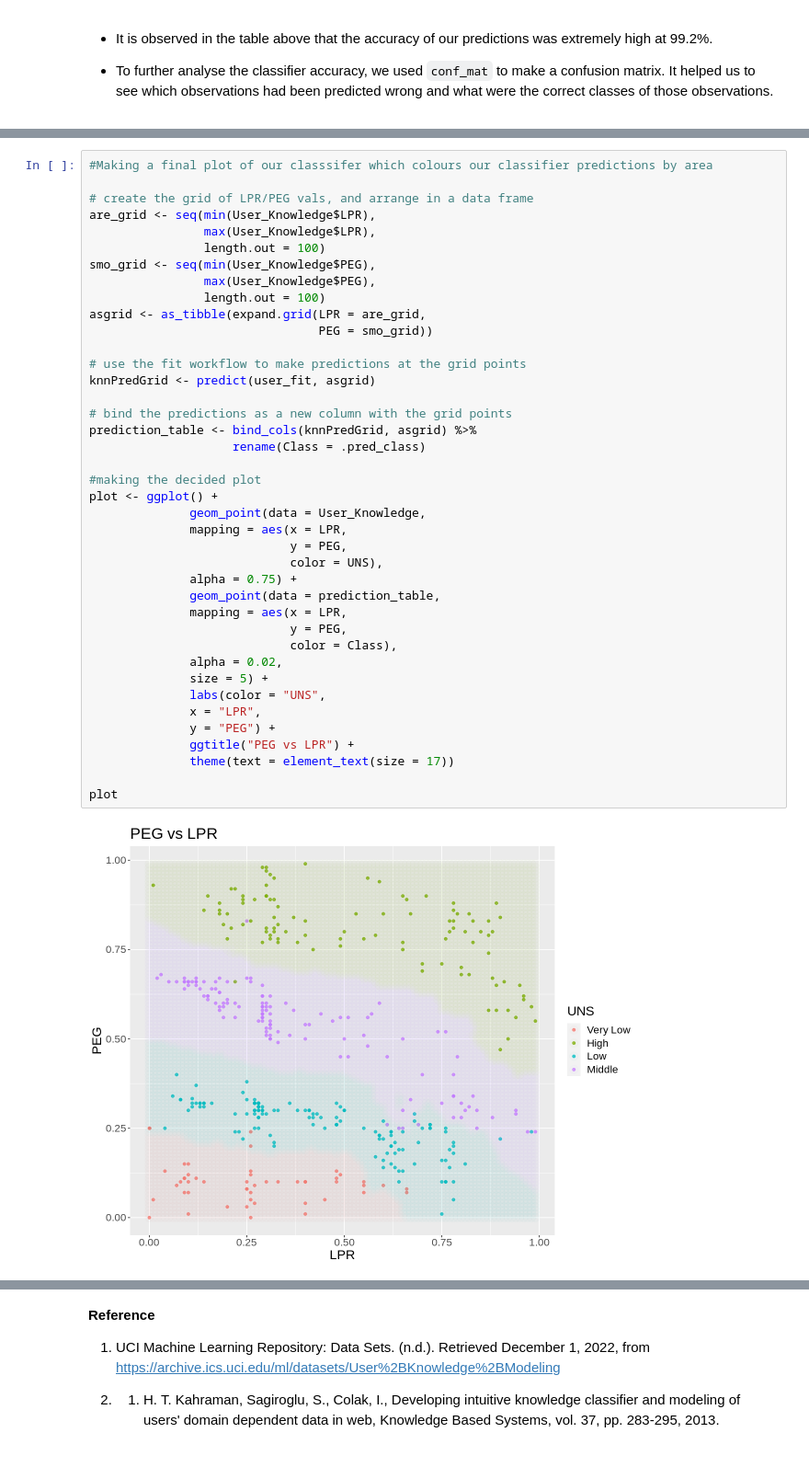
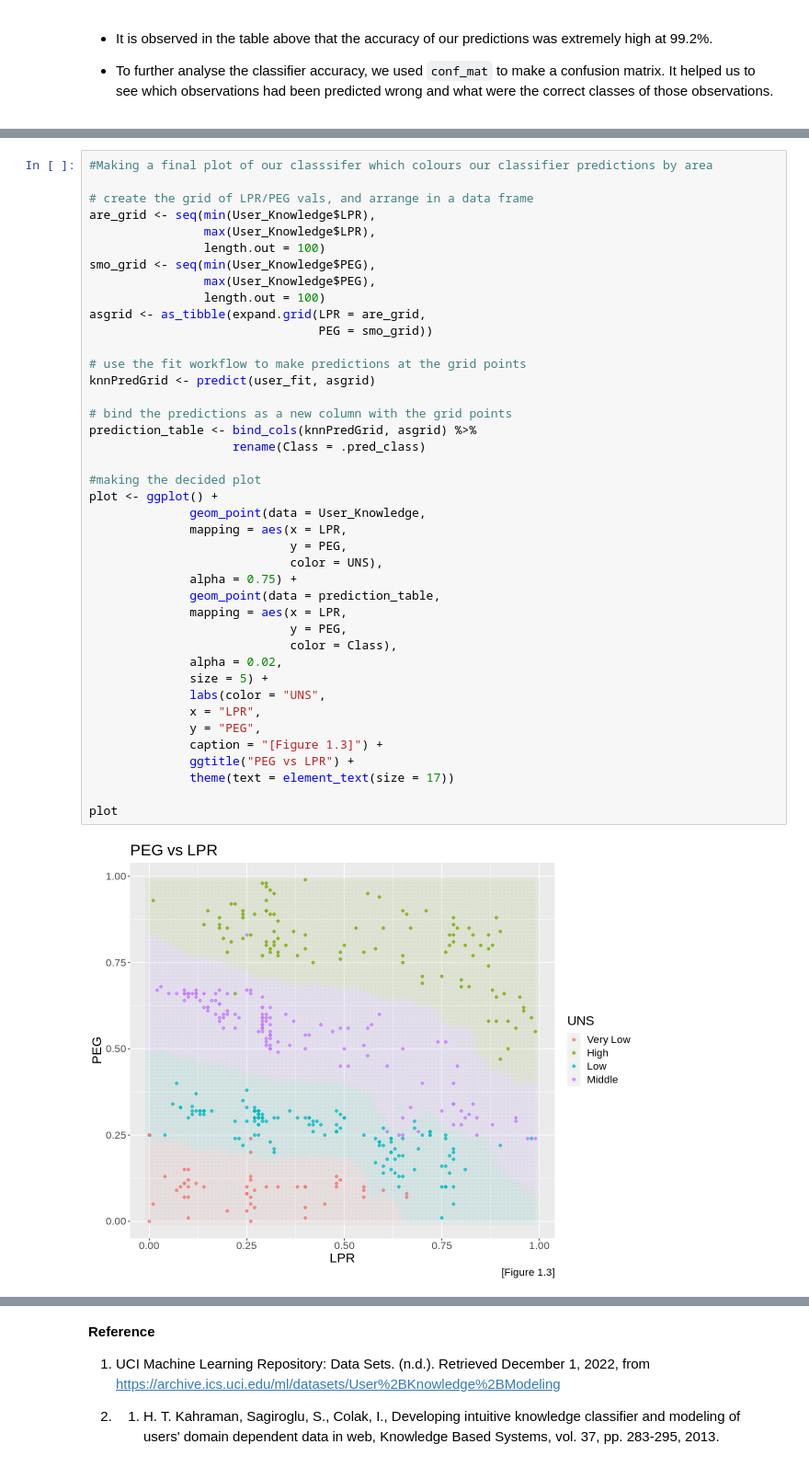
Before and after one commit to DarkEli/dscigroup91project, a Jupyter notebook: GROUP REPORT.ipynb, the cells around one changed output, grey strips where cells are left out. Shown: that part at 92% size. Drawn from its saved outputs; the diff is of its cells as text.

```diff
--- a/GROUP REPORT.ipynb
+++ b/GROUP REPORT.ipynb
@@ -498,33 +526,34 @@ smo_grid <- seq(min(User_Knowledge$PEG),
 asgrid <- as_tibble(expand.grid(LPR = are_grid,
                                 PEG = smo_grid))
 
 # use the fit workflow to make predictions at the grid points
 knnPredGrid <- predict(user_fit, asgrid)
 
 # bind the predictions as a new column with the grid points
 prediction_table <- bind_cols(knnPredGrid, asgrid) %>%
                     rename(Class = .pred_class)
 
 #making the decided plot
 plot <- ggplot() +
               geom_point(data = User_Knowledge,
               mapping = aes(x = LPR,
                             y = PEG,
                             color = UNS),
               alpha = 0.75) +
               geom_point(data = prediction_table,
               mapping = aes(x = LPR,
                             y = PEG,
                             color = Class),
               alpha = 0.02,
               size = 5) +
               labs(color = "UNS",
               x = "LPR",
-              y = "PEG") +
+              y = "PEG",
+              caption = "[Figure 1.3]") +
               ggtitle("PEG vs LPR") +
               theme(text = element_text(size = 17))
 
 plot
 # %% [output]
-[figure, old version]
+[figure, new version]
 # %% [markdown]
```
Also changed, not shown: parts of 19 cells of this notebook.
